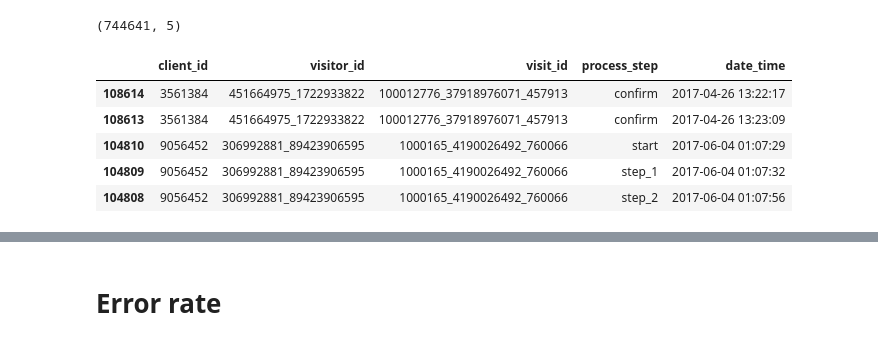
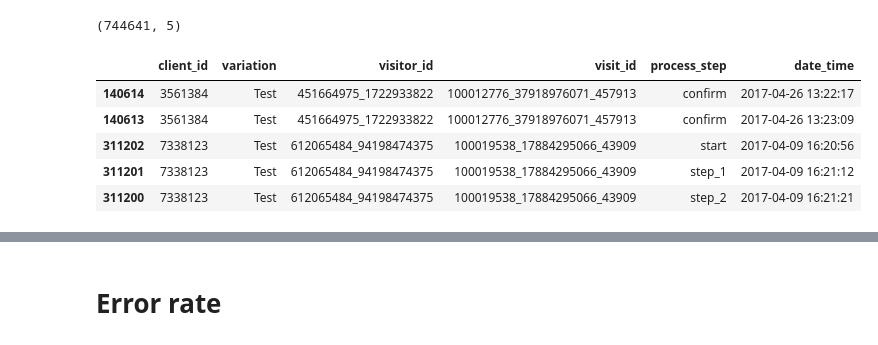
Before and after one commit to mhananem/vanguard_abtest_project, a Jupyter notebook: exp_web_data_cleaning.ipynb, the cells around one changed output, grey strips where cells are left out. Saved outputs shown, nothing was run; the diff lists cells and outputs as text; code cells hidden in the pictures.

```diff
--- a/exp_web_data_cleaning.ipynb
+++ b/exp_web_data_cleaning.ipynb
@@ -366,15 +292,15 @@ df_web.shape
 (744641, 5)
 # %%
 # Sort chronologically
-df = df_web.sort_values(['visit_id', 'date_time'])
+df = df.sort_values(['visit_id', 'date_time'])
 df.head(5)
 # %% [output]
-|  | client_id | visitor_id | visit_id | process_step | date_time |
-| 108614 | 3561384 | 451664975_1722933822 | 100012776_37918976071_457913 | confirm | 2017-04-26 13:22:17 |
-| 108613 | 3561384 | 451664975_1722933822 | 100012776_37918976071_457913 | confirm | 2017-04-26 13:23:09 |
-| 104810 | 9056452 | 306992881_89423906595 | 1000165_4190026492_760066 | start | 2017-06-04 01:07:29 |
-| 104809 | 9056452 | 306992881_89423906595 | 1000165_4190026492_760066 | step_1 | 2017-06-04 01:07:32 |
-| 104808 | 9056452 | 306992881_89423906595 | 1000165_4190026492_760066 | step_2 | 2017-06-04 01:07:56 |
+|  | client_id | variation | visitor_id | visit_id | process_step | date_time |
+| 140614 | 3561384 | Test | 451664975_1722933822 | 100012776_37918976071_457913 | confirm | 2017-04-26 13:22:17 |
+| 140613 | 3561384 | Test | 451664975_1722933822 | 100012776_37918976071_457913 | confirm | 2017-04-26 13:23:09 |
+| 311202 | 7338123 | Test | 612065484_94198474375 | 100019538_17884295066_43909 | start | 2017-04-09 16:20:56 |
+| 311201 | 7338123 | Test | 612065484_94198474375 | 100019538_17884295066_43909 | step_1 | 2017-04-09 16:21:12 |
+| 311200 | 7338123 | Test | 612065484_94198474375 | 100019538_17884295066_43909 | step_2 | 2017-04-09 16:21:21 |
 # %%
 df['next_time'] = df.groupby('visit_id')['date_time'].shift(-1)
 # %%
```
Also changed, not shown: parts of 41 cells of this notebook, 1 other file.
